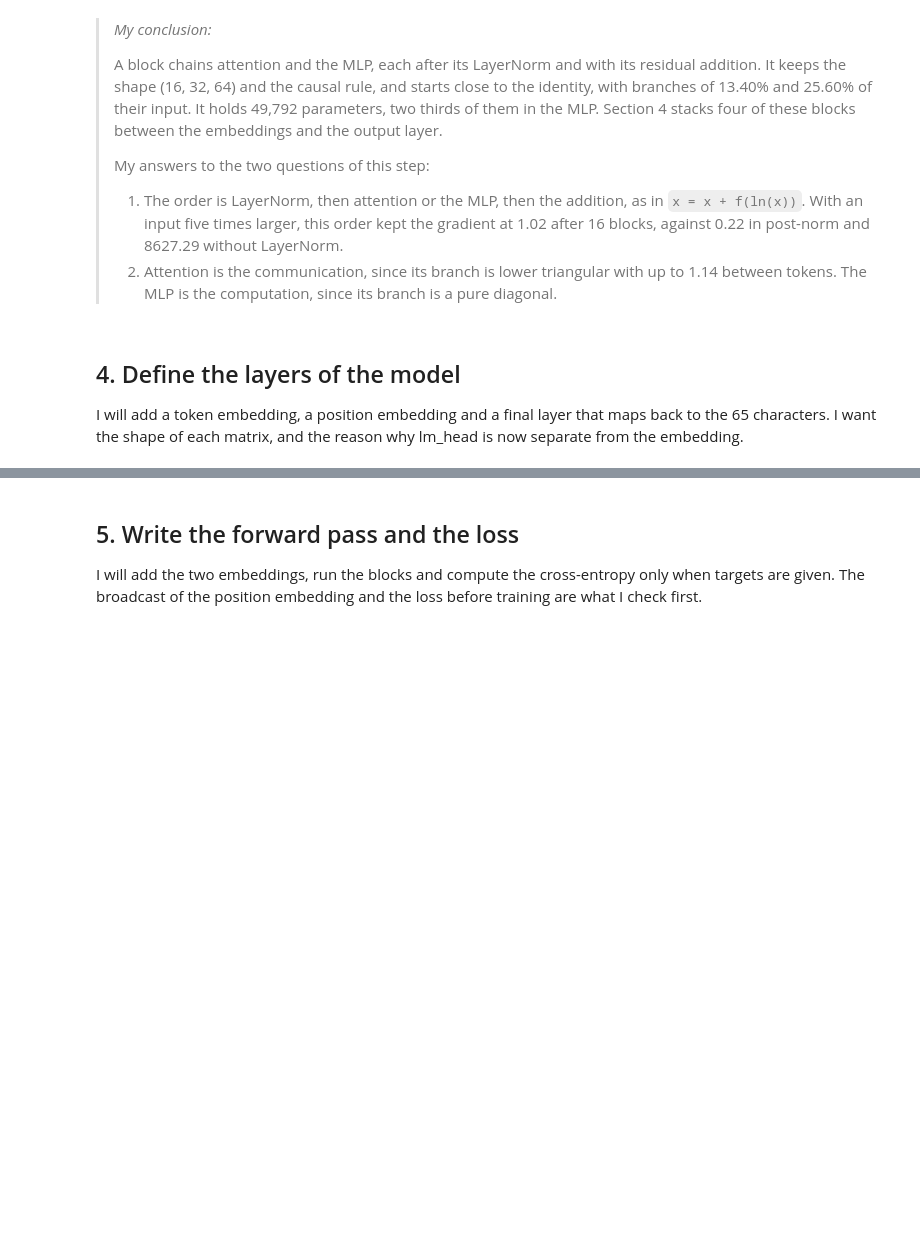
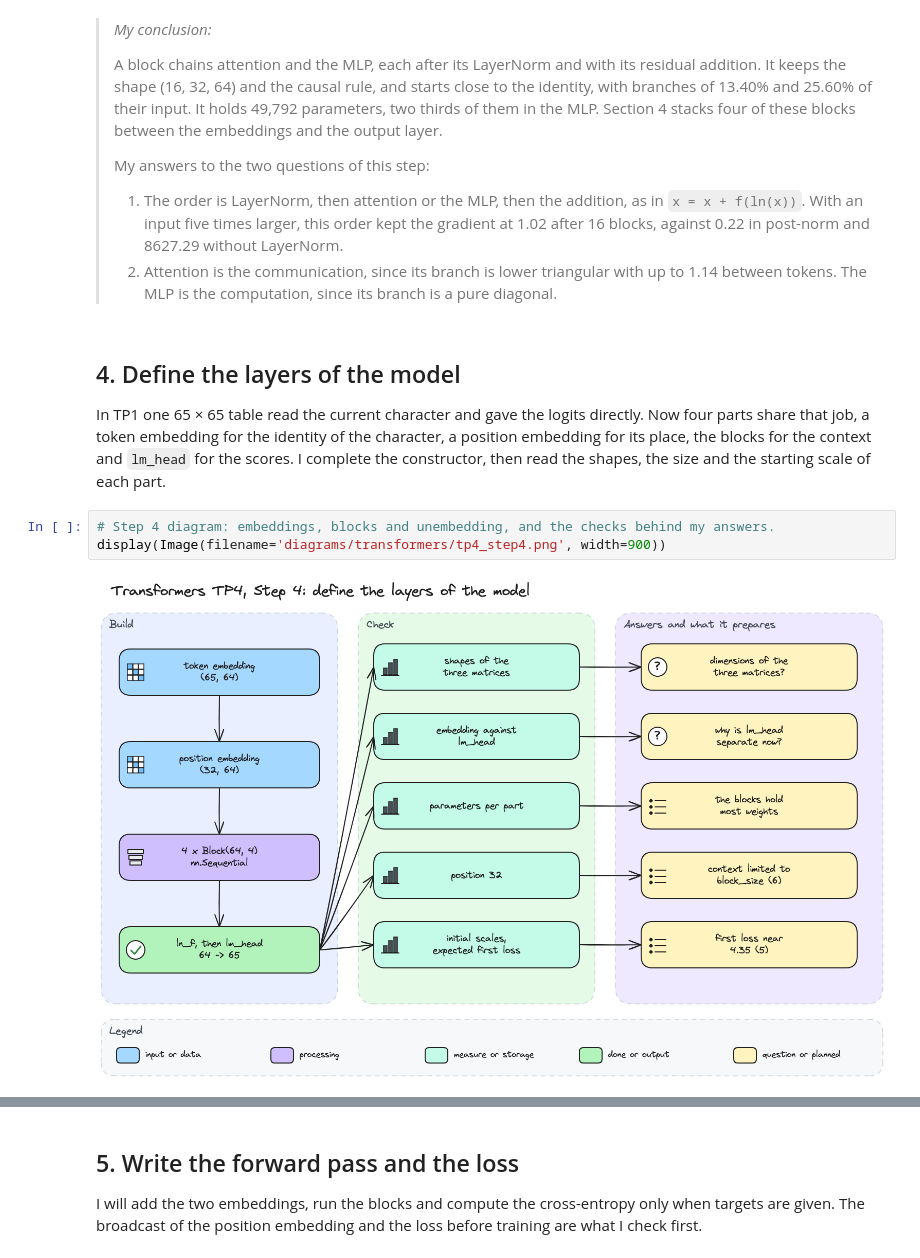
Before and after one commit to mcrayssac/ING3_IAA_GB_NLP, a Jupyter notebook: TP4_transformers.ipynb, the cells around one changed output, grey strips where cells are left out. Cells and saved outputs as stored; diff of their text form; blank space fills up the shorter version.

Commit message:
TP4 transformers step 4

```diff
--- a/TP4_transformers.ipynb
+++ b/TP4_transformers.ipynb
@@ -751,4 +751,9 @@ One block holds 49,792 parameters. The MLP takes 66.45% of them with 33,088, att
 # %% [markdown]
 ## 4. Define the layers of the model
 
-I will add a token embedding, a position embedding and a final layer that maps back to the 65 characters. I want the shape of each matrix, and the reason why lm_head is now separate from the embedding.
+In TP1 one 65 × 65 table read the current character and gave the logits directly. Now four parts share that job, a token embedding for the identity of the character, a position embedding for its place, the blocks for the context and `lm_head` for the scores. I complete the constructor, then read the shapes, the size and the starting scale of each part.
+# %%
+# Step 4 diagram: embeddings, blocks and unembedding, and the checks behind my answers.
+display(Image(filename='diagrams/transformers/tp4_step4.png', width=900))
+# %% [output]
+[figure, added]
```
Also changed, not shown: parts of 14 cells of this notebook, 4 other files.
